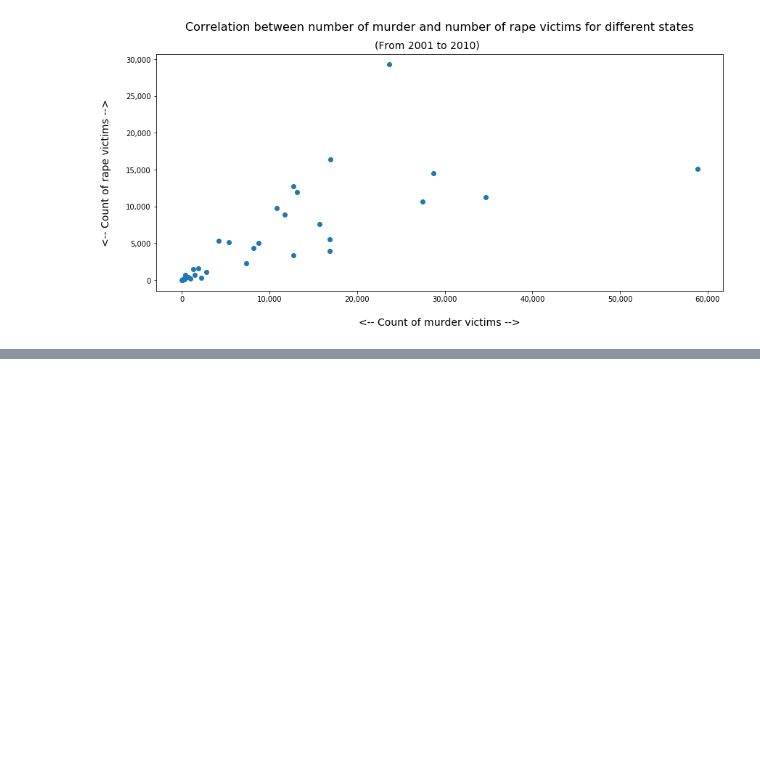
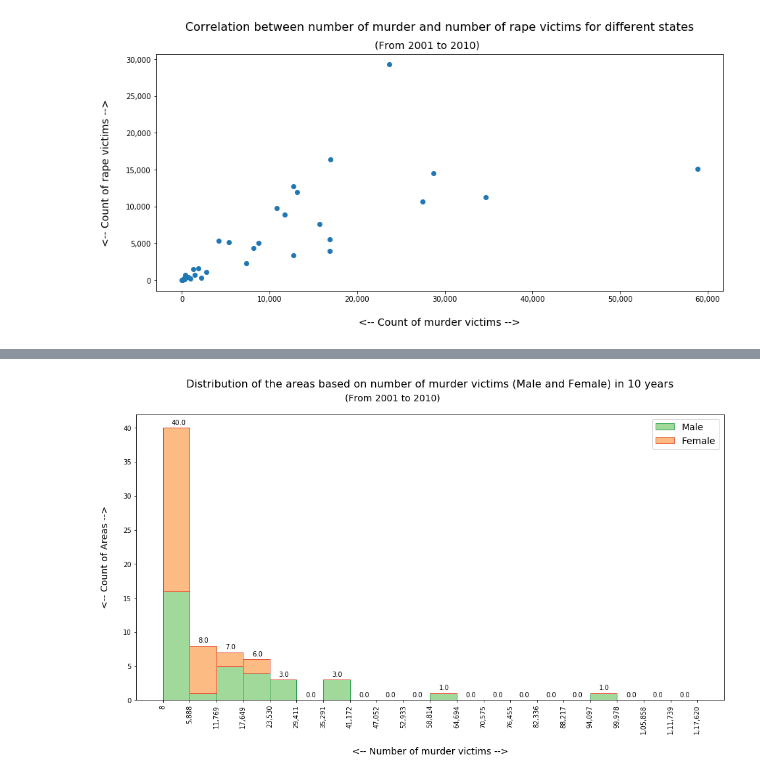
Before and after one commit to Suraj-DataScience-python/AIML, a Jupyter notebook: Visualization_Of_Crime_In_India_2001_To_2010/Insights_From_Indian_Crime_Data.ipynb, the cells around one changed output, grey strips where cells are left out. Saved outputs shown, nothing was run; the diff lists cells and outputs as text; code cells hidden in the pictures; blank space fills up the shorter version.

```diff
--- a/Visualization_Of_Crime_In_India_2001_To_2010/Insights_From_Indian_Crime_Data.ipynb
+++ b/Visualization_Of_Crime_In_India_2001_To_2010/Insights_From_Indian_Crime_Data.ipynb
@@ -812,0 +821,39 @@ plt.show()
+# %%
+md_distr = md.groupby(["Area_Name","Group_Name"]).agg({"Victims_Total":"sum"})
+md_distr = md_distr.reset_index()
+range_val = (md_distr.Victims_Total.min(), md_distr.Victims_Total.max())
+
+## Visualize the data
+
+fig9, ax9 = plt.subplots(figsize=(16,8))
+obj9_p1 = ax9.hist(md_distr.loc[md_distr.Group_Name=="Murder - Male Victims"].Victims_Total,range=range_val, bins=20,color="#a1d99b",edgecolor="#31a354",label="Male")
+obj9_p2 = ax9.hist(md_distr.loc[md_distr.Group_Name=="Murder - Female Victims"].Victims_Total, bottom=obj9_p1[0],range=range_val, bins=20,color="#fdbb84",edgecolor="#e34a33",label="Female")
+obj9 = [obj9_p1, obj9_p2]
+
+## Add x-axis labels
+plt.xticks(obj9_p1[1],[comma_separated(int(v)) for v in obj9_p1[1]*2],rotation=90)
+
+## Add x-axis title
+ax9.set_xlabel("<-- Number of murder victims -->", fontsize=14, labelpad=20)
+
+## Add y-axis title
+ax9.set_ylabel("<-- Count of Areas -->", fontsize=14, labelpad=20)
+
+## Add Title
+ax9.set_title("Distribution of the areas based on number of murder victims (Male and Female) in 10 years", fontsize=16, y=1.08)
+
+## Add subtitle
+ax9.text(20000,44,"(From 2001 to 2010)", fontsize=14)
+
+wd = obj9_p1[1][1] - obj9_p1[1][0]
+
+## Add data labels
+for i, j, k in zip(obj9_p1[1],obj9_p1[0],obj9_p2[0]):
+    ax9.text(i+wd/3, j+k+0.5, str(j+k))
+
+## Add legends
+ax9.legend(fontsize=14)
+
+plt.show()
+# %% [output]
+[figure, added]
```
Also changed, not shown: parts of 9 cells of this notebook.
